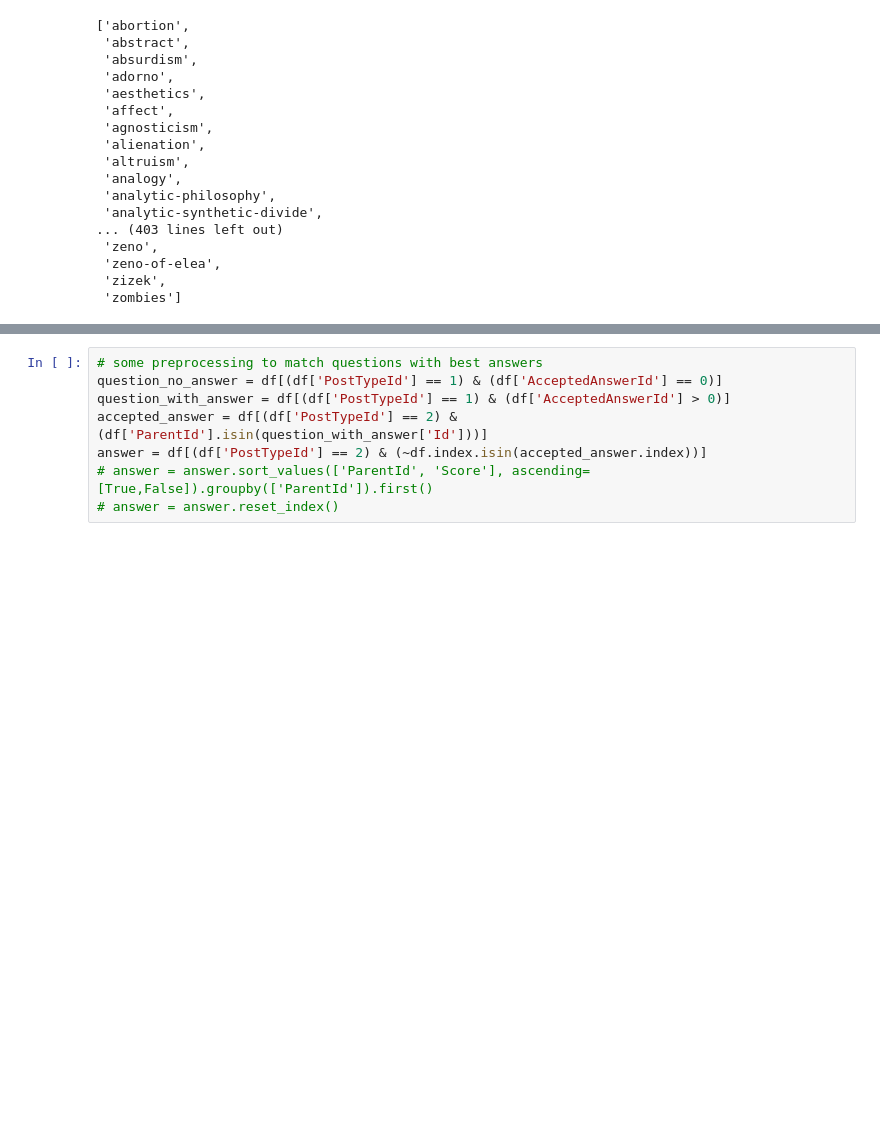
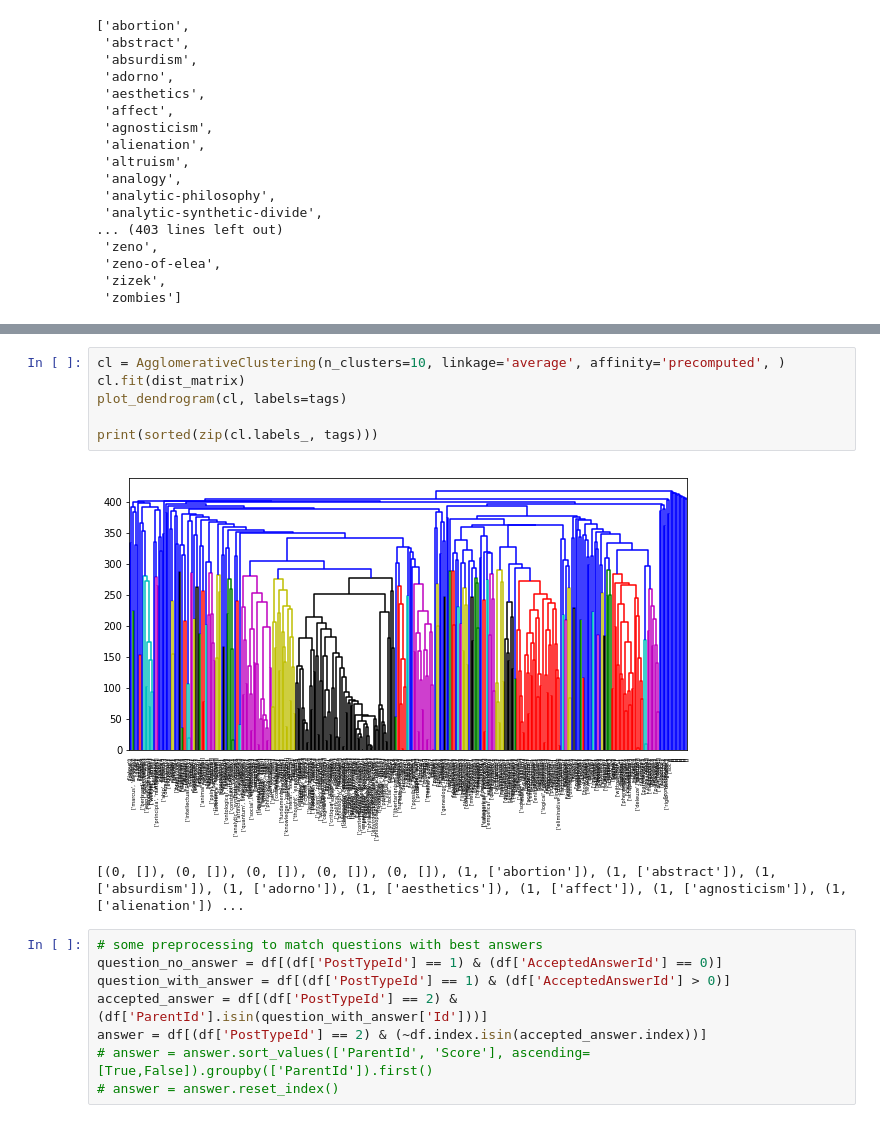
Before and after one commit to macco3k/CCMWLI-2017, a Jupyter notebook: wg4/parse_posts.ipynb, the cells around one changed output, grey strips where cells are left out. Drawn from its saved outputs; the diff is of its cells as text; blank space fills up the shorter version.

```diff
--- a/wg4/parse_posts.ipynb
+++ b/wg4/parse_posts.ipynb
@@ -182,3 +250,12 @@ unique_tags
+# %%
+cl = AgglomerativeClustering(n_clusters=10, linkage='average', affinity='precomputed', )
+cl.fit(dist_matrix)
+plot_dendrogram(cl, labels=tags)
+
+print(sorted(zip(cl.labels_, tags)))
+# %% [output]
+[figure, added]
+[(0, []), (0, []), (0, []), (0, []), (0, []), (1, ['abortion']), (1, ['abstract']), (1, ['absurdism']), (1, ['adorno']), (1, ['aesthetics']), (1, ['affect']), (1, ['agnosticism']), (1, ['alienation']) ...
 # %%
 # some preprocessing to match questions with best answers
 question_no_answer = df[(df['PostTypeId'] == 1) & (df['AcceptedAnswerId'] == 0)]
```
Also changed, not shown: parts of 7 cells of this notebook.
